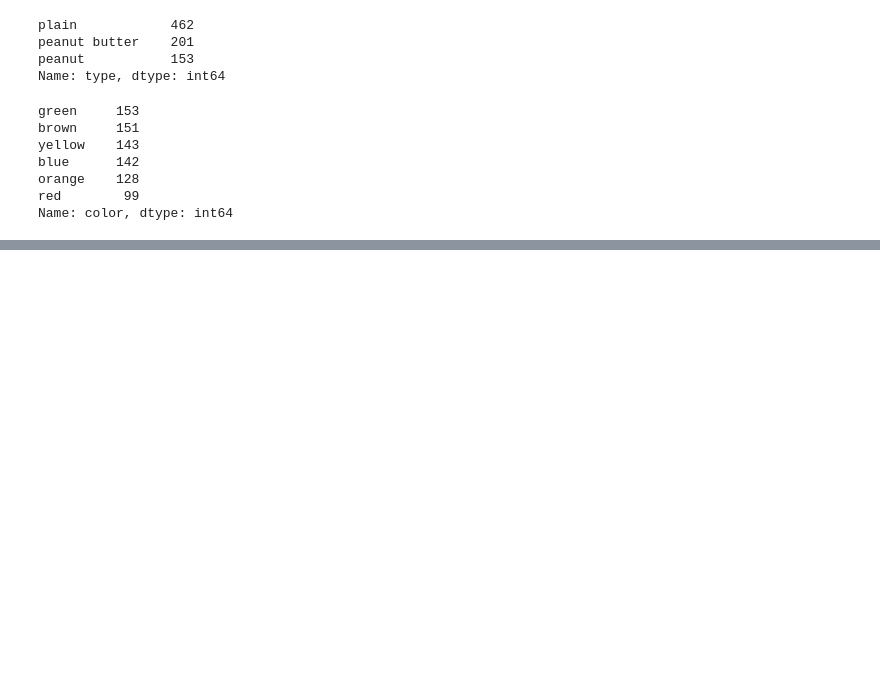
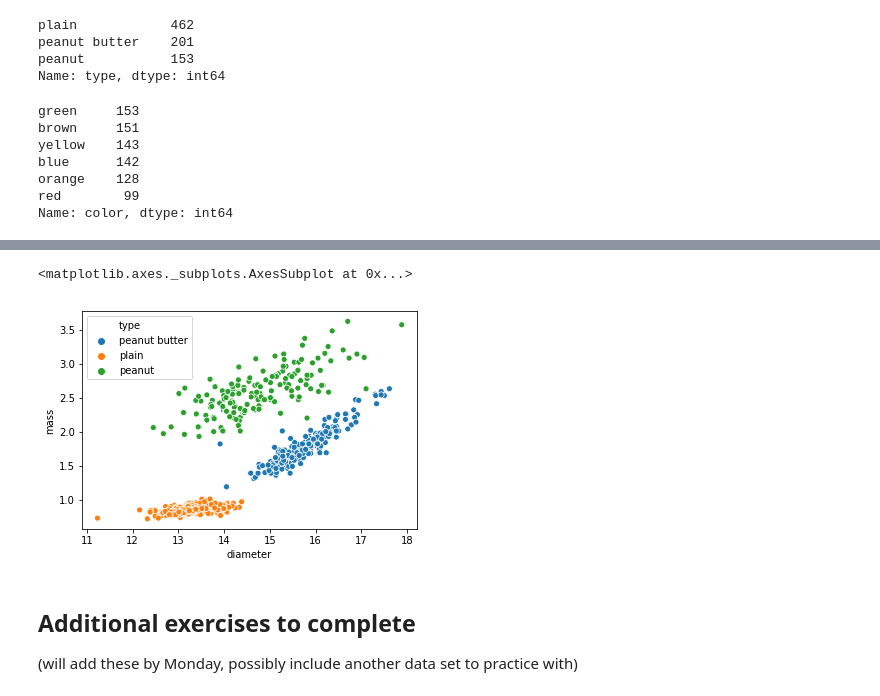
Before and after one commit to nwhoffman/ds_highschool_workshop, a Jupyter notebook: hs_workshop_week1.ipynb, the cells around one changed output, grey strips where cells are left out. Cells and saved outputs as stored; diff of their text form; code cells hidden in the pictures; blank space fills up the shorter version.

```diff
--- a/hs_workshop_week1.ipynb
+++ b/hs_workshop_week1.ipynb
@@ -179,0 +291,11 @@ data.describe()
+# %%
+# Make a scatter plot of the mass and diameter data
+
+sns.scatterplot(x="diameter", y="mass", hue="type", data=data)
+# %% [output]
+<matplotlib.axes._subplots.AxesSubplot at 0x...>
+[figure, added]
+# %% [markdown]
+## Additional exercises to complete
+
+(will add these by Monday, possibly include another data set to practice with)
```
Also changed, not shown: parts of 23 cells of this notebook, 2 other files.
